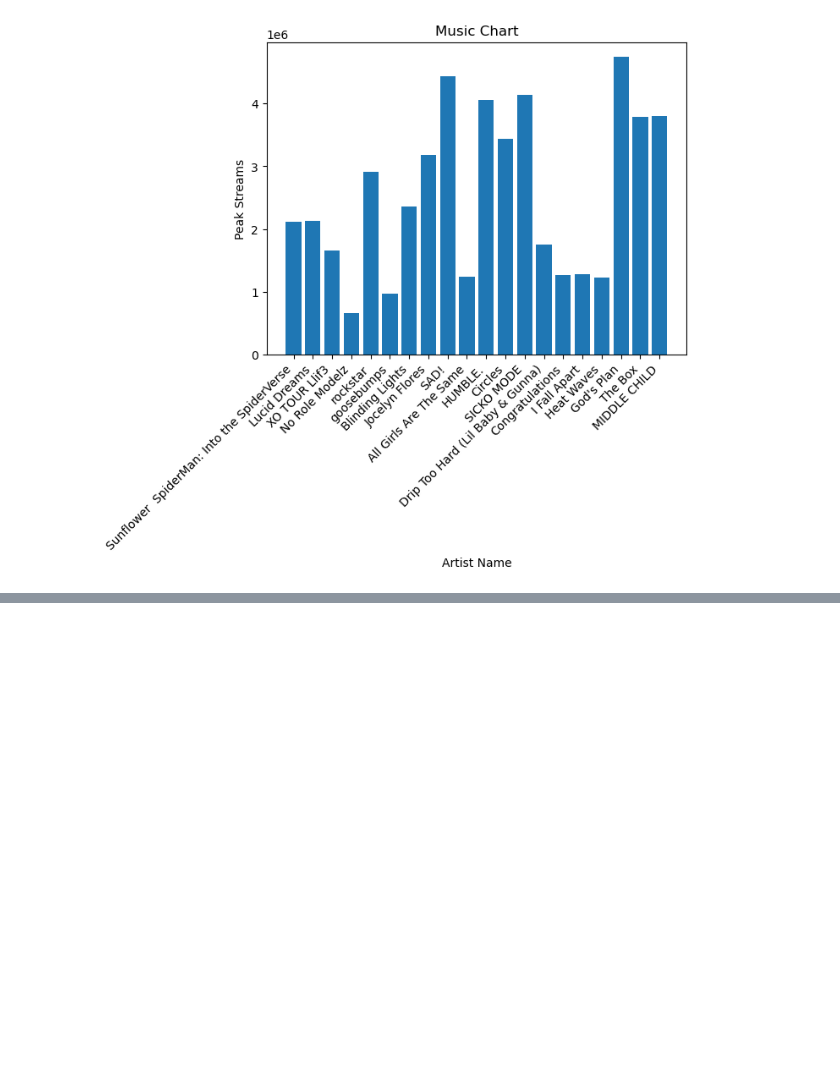
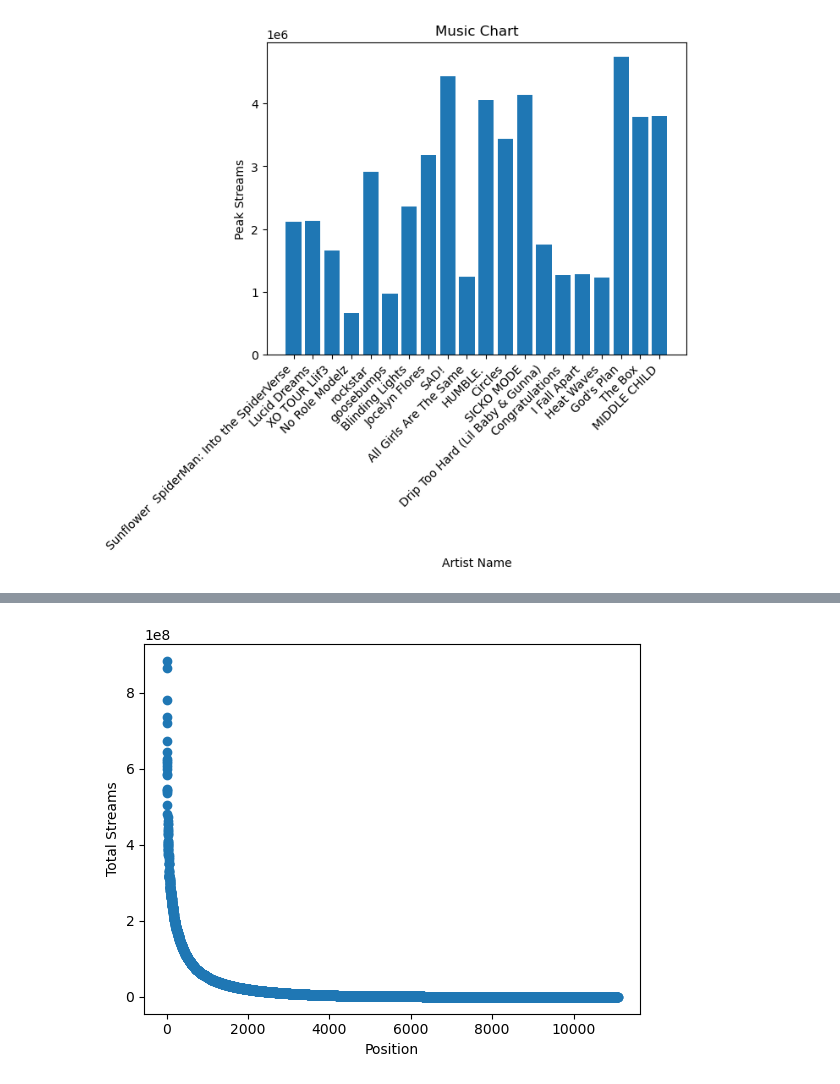
Before and after one commit to Musiholic/bootcamp-project-1, a Jupyter notebook: Sample Project1.ipynb, the cells around one changed output, grey strips where cells are left out. Drawn from its saved outputs; the diff is of its cells as text; code cells hidden in the pictures; blank space fills up the shorter version.

```diff
--- a/Sample Project1.ipynb
+++ b/Sample Project1.ipynb
@@ -299,0 +349,7 @@ NameError: name 'mouse_study_result' is not defined
+# %%
+plt.scatter(music_chart_complete.iloc[:,0],music_chart_complete.iloc[:,8])
+plt.xlabel('Position')
+plt.ylabel('Total Streams')
+plt.show()
+# %% [output]
+[figure, added]
```
Also changed, not shown: parts of 11 cells of this notebook.
